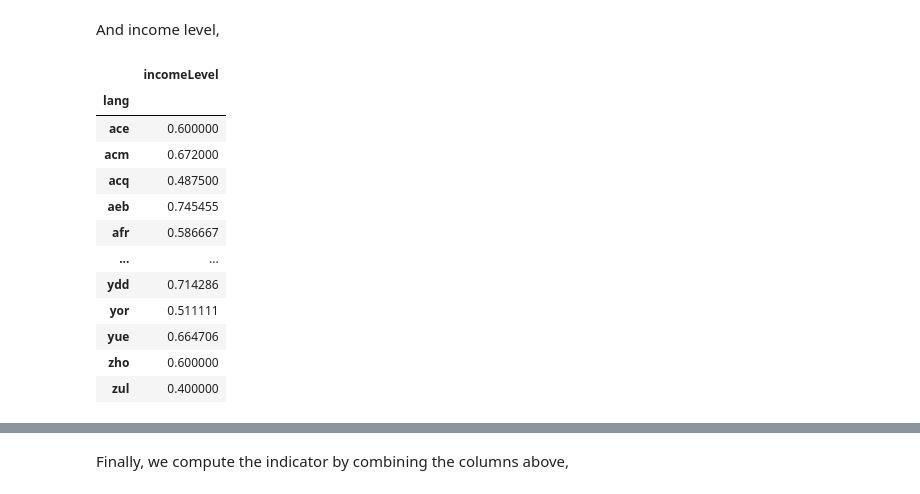
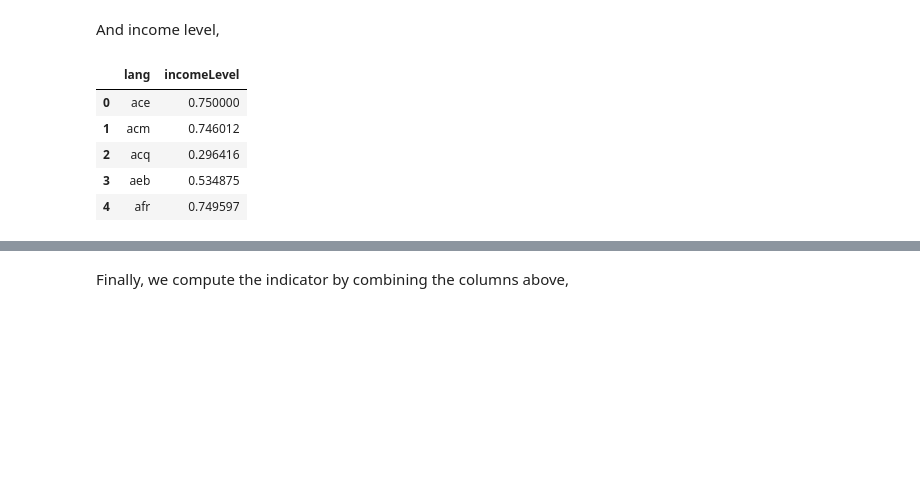
Before and after one commit to worldbank/double-jeopardy-in-llms, a Jupyter notebook: notebooks/compute-premium-costs.ipynb, the cells around one changed output, grey strips where cells are left out. Cells and saved outputs as stored; diff of their text form; code cells hidden in the pictures; blank space fills up the shorter version.

````diff
--- a/notebooks/compute-premium-costs.ipynb
+++ b/notebooks/compute-premium-costs.ipynb
@@ -67,7 +72,4 @@ for lang in LANGUAGES:
 # %%
-COSTS = pd.concat(dfs)
-COSTS["lang_script"] = COSTS["config_name"]
-
-COSTS = COSTS.groupby(["lang_script"])["cost"].mean().to_frame().reset_index()
-COSTS["lang"] = COSTS["lang_script"].str.split("_").str[0]
-COSTS["script"] = COSTS["lang_script"].str.split("_").str[1]
+PREMIUMS = PREMIUMS.groupby(["config_name"])[TOKENIKER].mean().to_frame().reset_index()
+PREMIUMS["lang"] = PREMIUMS["config_name"].str.split("_").str[0]
+PREMIUMS["script"] = PREMIUMS["config_name"].str.split("_").str[1]
@@ -94,3 +95,5 @@ Name: script, dtype: int64
+# %%
+PREMIUMS = PREMIUMS.groupby(["lang"])[TOKENIKER].mean().to_frame()
 # %% [markdown]
 #### Languages by total number of speakers
 
@@ -100,6 +103,6 @@ In this section, we import the pre-cooked data, whose relevant columns are `lang
 Please note that the column `population_2022adj either 2022 or 2023, if available or 2022 adjusted.
 ```
 # %%
-LANG_POP = pd.read_csv("../data/processed/lang_pop2022adj_man.csv")
-LANG_POP[["language", "location", "country", "population_2022adj"]]
+LANG_POP = pd.read_csv("../data/processed/lang_pop2022adj.csv")
+LANG_POP[["lang", "location", "country", "population_2022adj"]]
 # %% [output]
@@ -152,7 +142,7 @@ WB_COUNTRIES = WB_COUNTRIES[
 
 In this section, we merge the datasets to obtain information on the *number of speakers* and *GDP per capita* for each `language` and `country`.
 # %%
-df = LANG_POP.merge(
+PREMIUMS = LANG_POP.merge(
     WB_COUNTRIES, left_on=["country"], right_on=["id"], how="left"
-).merge(COSTS, left_on=["language"], right_on=["lang"], how="left")
+).merge(PREMIUMS, on=["lang"], how="left")
 # %%
@@ -213,34 +192,50 @@ Name: pop, dtype: float64
 # %% [markdown]
 And income level,
 # %%
-df["incomeLevel"] = df["incomeLevel"].map(
+incomeLevel = PREMIUMS.copy()
+
+incomeLevel = pd.pivot_table(
+    incomeLevel.groupby(["lang", "incomeLevel"])["population_2022adj"]
+    .sum()
+    .reset_index(),
+    columns=["incomeLevel"],
+    index="lang",
+    values="population_2022adj",
+)
+
+incomeLevel = incomeLevel.div(incomeLevel.sum(axis="columns"), axis="rows")
+incomeLevel = pd.melt(
+    incomeLevel.reset_index(),
+    id_vars=["lang"],
+    var_name="incomeLevel",
+    value_name="factor",
+)
+
+incomeLevelCategories = [
+    # "Not classified",
+    "Low income",
+    "Lower middle income",
+    "Upper middle income",
+    "High income",
+]
+
+# incomeLevel = incomeLevel[incomeLevel["incomeLevel"].notnull()]
+incomeLevel["incomeLevel"] = incomeLevel["incomeLevel"].map(
     {
-        x: i / 5
-        for i, x in enumerate(
-            [
-                "Not classified",
-                "Low income",
-                "Lower middle income",
-                "Upper middle income",
-                "High income",
-            ]
-        )
+        x: (i + 1) / len(incomeLevelCategories)
+        for i, x in enumerate(incomeLevelCategories)
     }
 )
+incomeLevel["incomeLevel"] = incomeLevel["incomeLevel"] * incomeLevel["factor"]
+incomeLevel = (
+    incomeLevel.groupby(["lang"])["incomeLevel"].sum().to_frame().reset_index()
+)
 
-incomeLevel = df.groupby(["lang"])["incomeLevel"].mean().to_frame()
-incomeLevel
+incomeLevel.head()
 # %% [output]
-|  | incomeLevel |
-| lang |  |
-| ace | 0.600000 |
-| acm | 0.672000 |
-| acq | 0.487500 |
-| aeb | 0.745455 |
-| afr | 0.586667 |
-| ... | ... |
-| ydd | 0.714286 |
-| yor | 0.511111 |
-| yue | 0.664706 |
-| zho | 0.600000 |
-| zul | 0.400000 |
+|  | lang | incomeLevel |
+| 0 | ace | 0.750000 |
+| 1 | acm | 0.746012 |
+| 2 | acq | 0.296416 |
+| 3 | aeb | 0.534875 |
+| 4 | afr | 0.749597 |
````
Also changed, not shown: parts of 30 cells of this notebook.
